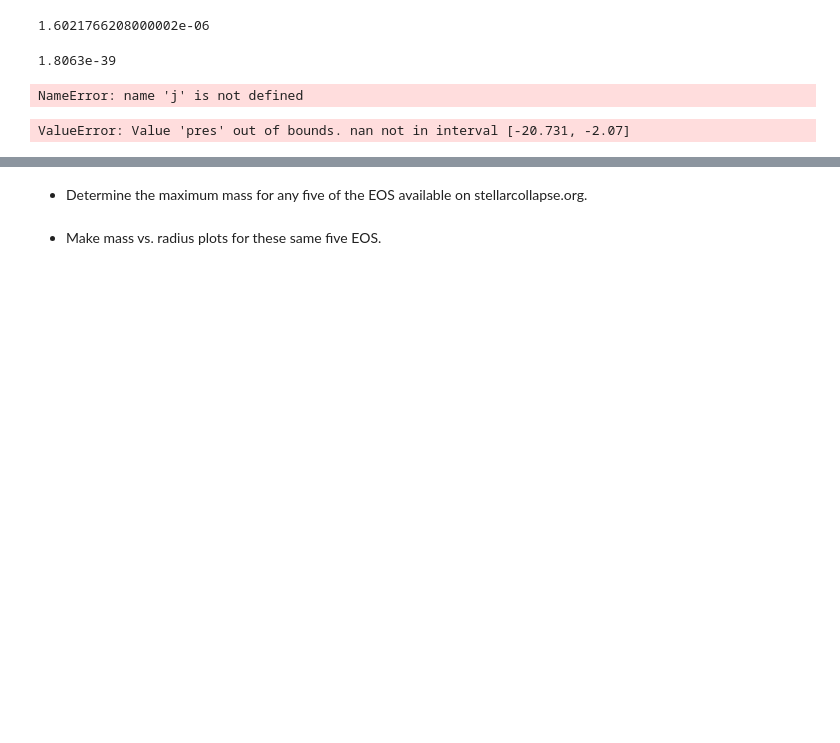
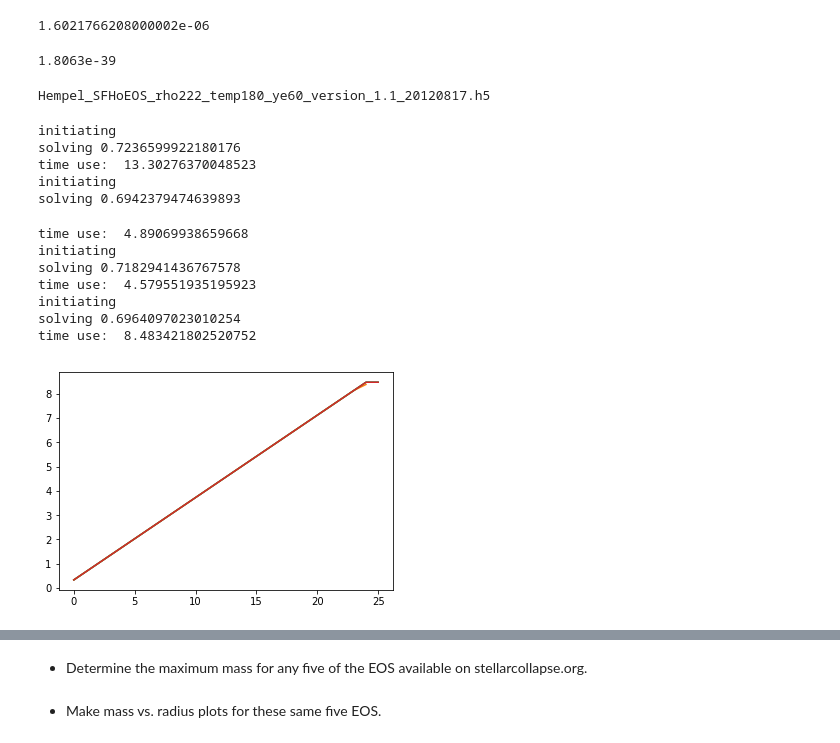
Before and after one commit to halvarsu/PHY905-Numerical-Relativity, a Jupyter notebook: project1/TOV_solver.ipynb, the cells around one changed output, grey strips where cells are left out. Saved outputs shown, nothing was run; the diff lists cells and outputs as text; code cells hidden in the pictures; blank space fills up the shorter version.

```diff
--- a/project1/TOV_solver.ipynb
+++ b/project1/TOV_solver.ipynb
@@ -193,10 +198,6 @@ dyne_cm2 = 1
 dyne_cm2 * 1.8063e-39
 # %% [output]
 1.8063e-39
-# %%
-j
-# %% [output]
-NameError: name 'j' is not defined
 # %%
 from scipy.interpolate import (interp1d, interp2d,
                                griddata, BivariateSpline,
@@ -214,6 +215,8 @@ class TableStar(BaseStar):
             rho, pres, energy, munu?,
         """
         BaseStar.__init__(self, *args, **kwargs)
+        self._allow_negative_pressure = False
+
         f = h5py.File(tablefile, 'r')
         self.file = f
 
@@ -250,16 +253,16 @@ class TableStar(BaseStar):
         ye_rho_points  = np.column_stack([ye_grid.ravel(), rho_grid.ravel()]),
 
 
-        self.rho_interp       = LinearNDInterpolator(ye_pres_points, rho_grid.ravel(),
-                                                     fill_value = np.inf)
-        self.pres_interp      = LinearNDInterpolator(ye_rho_points, pres_values.ravel(),
-                                                    fill_value = np.inf)
-        self.energy_interp    = LinearNDInterpolator(ye_rho_points, energy_values.ravel(),
-                                                    fill_value = np.inf)
-        self.munu_interp_rho  = LinearNDInterpolator(ye_rho_points, munu_values.ravel(),
-                                                    fill_value = np.inf)
-        self.munu_interp_pres = LinearNDInterpolator(ye_pres_points, munu_values.ravel(),
-                                                    fill_value = np.inf)
+        self.rho_interp       = LinearNDInterpolator(ye_pres_points, rho_grid.ravel(), )
+                                                     #fill_value = np.inf)
+        self.pres_interp      = LinearNDInterpolator(ye_rho_points, pres_values.ravel(),)
+                                                    #fill_value = np.inf)
+        self.energy_interp    = LinearNDInterpolator(ye_rho_points, energy_values.ravel(),)
+                                                    #fill_value = np.inf)
+        self.munu_interp_rho  = LinearNDInterpolator(ye_rho_points, munu_values.ravel(),)
+                                                    #fill_value = np.inf)
+        self.munu_interp_pres = LinearNDInterpolator(ye_pres_points, munu_values.ravel(),)
+                                                    #fill_value = np.inf)
 
         # self.rho_interp_lin_scaled = lambda points: rho_scale*10**self.rho_interp(points)
 
@@ -334,11 +337,35 @@ class TableStar(BaseStar):
                 return y[1] # - 10**self.pres_bounds[0]
         pressure_event.terminal = True
         return pressure_event
-# %%
-rhoc = 3e15 * 1.6199e-18
-test = TableStar(filename).set_initial_conditions(rhoc = rhoc)
-solver = test.solve_star()
-
-plt.plot(solver.t)#, solver.y[1])
-# %% [output]
-ValueError: Value 'pres' out of bounds. nan not in interval [-20.731, -2.07]
+# %%
+print(filename)
+# %% [output]
+Hempel_SFHoEOS_rho222_temp180_ye60_version_1.1_20120817.h5
+# %%
+import time
+# rhoc = 3e15 * 1.6199e-18
+for integrator in ["dop853","dopri5","vode","lsoda"]:
+    start1 = time.time()
+    print('initiating')
+    test = TableStar(filename).set_initial_conditions(rhoc = 10**-3)
+    start = time.time()
+    print('solving with %s', start - start1)
+    solver, r_values, values = test.old_solve_star(Nr = 100, integrator = integrator)
+    stop = time.time()
+    print('time use: ', stop - start)
+
+    plt.plot(r_values)#, solver.y[1])
+# %% [output]
+initiating
+solving 0.7236599922180176
+time use:  13.30276370048523
+initiating
+solving 0.6942379474639893
+time use:  4.89069938659668
+initiating
+solving 0.7182941436767578
+time use:  4.579551935195923
+initiating
+solving 0.6964097023010254
+time use:  8.483421802520752
+[figure, added]
```
Also changed, not shown: parts of 41 cells of this notebook, 1 other file.
